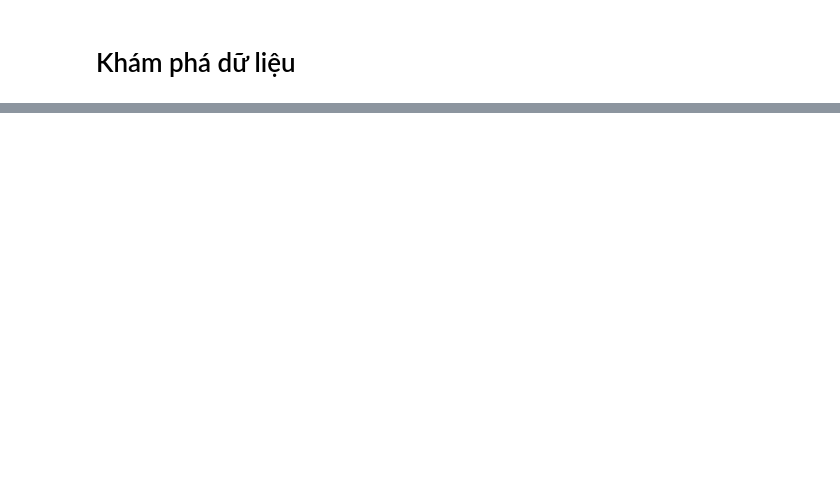
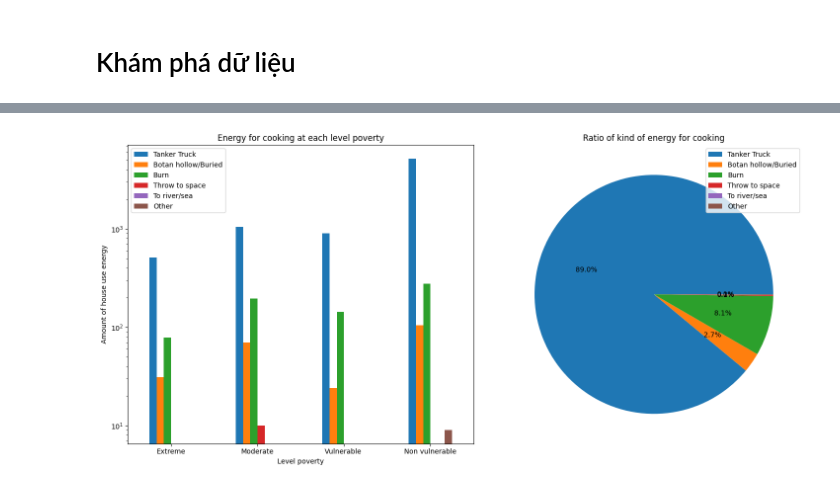
Before and after one commit to iam-Dylan/costa-rican-household, a Jupyter notebook: source/eda.ipynb, the cells around one changed output, grey strips where cells are left out. Cells and saved outputs as stored; diff of their text form; code cells hidden in the pictures; blank space fills up the shorter version.

```diff
--- a/source/eda.ipynb
+++ b/source/eda.ipynb
@@ -46,0 +119,4 @@ plt.show()
+# %%
+cols_name = ['Tanker Truck', 'Botan hollow/Buried', 'Burn','Throw to space','To river/sea', 'Other', 'Target']
+elimbasu_df= crearte_df(train, 'elimbasu', cols_name)
+elimbasu_df
@@ -46,0 +130,8 @@ plt.show()
+# %%
+plot_bar_and_pie(elimbasu_df,
+                 'Energy for cooking at each level poverty',
+                 'Level poverty',
+                 'Amount of house use energy',
+                 'Ratio of kind of energy for cooking')
+# %% [output]
+[figure, added]
```
Also changed, not shown: parts of 14 cells of this notebook, 1 other file.
